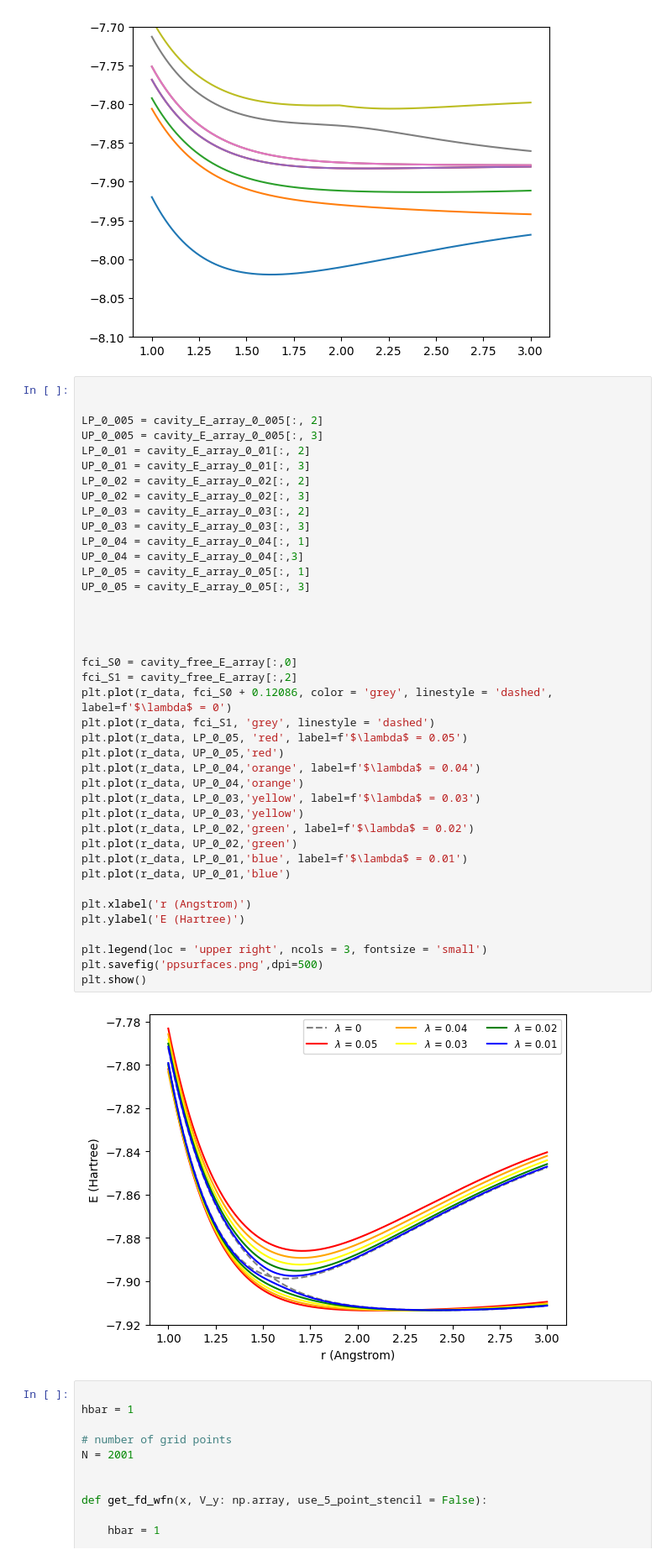
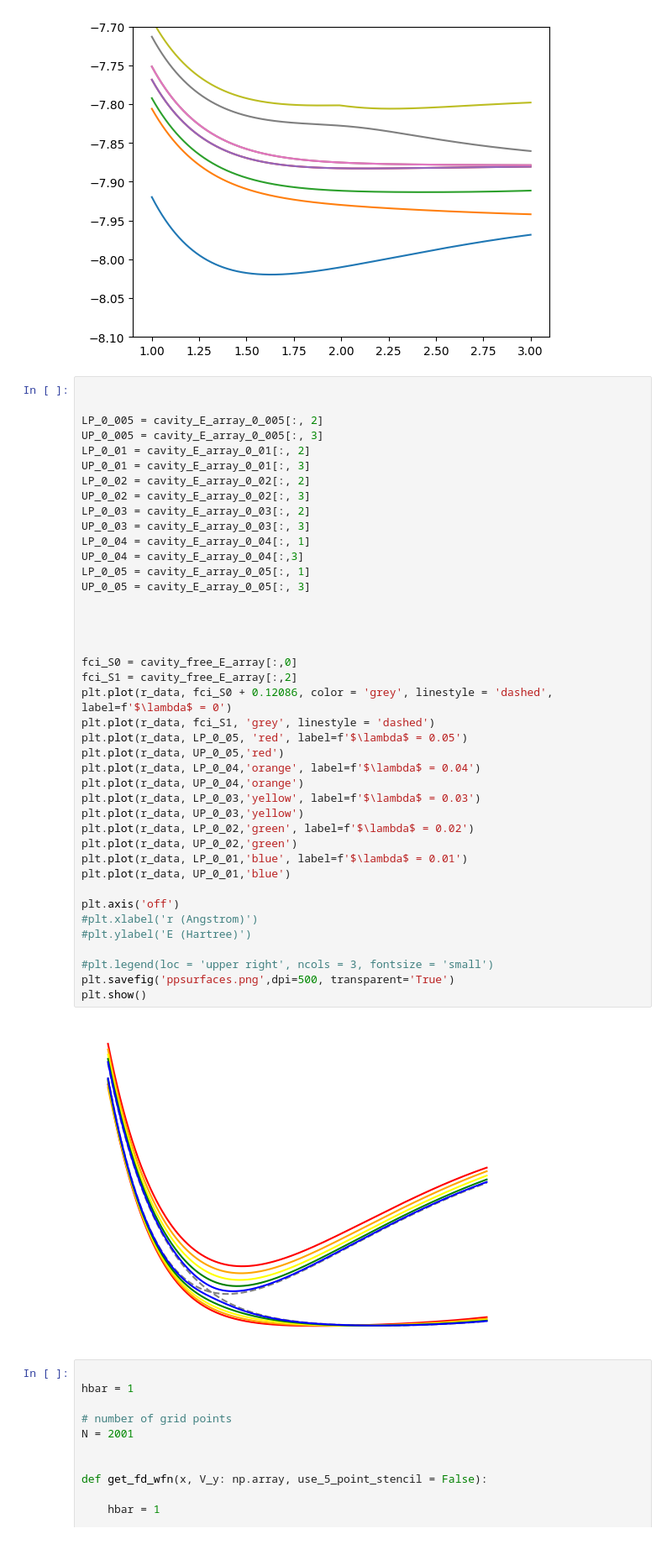
Before and after one commit to FoleyLab/SCQED-PCQED, a Jupyter notebook: src/LIH_lambda_range_cs_5_photons copy.ipynb, the cells around one changed output. Shown at 84% size. Cells and saved outputs as stored; diff of their text form.

```diff
--- a/src/LIH_lambda_range_cs_5_photons copy.ipynb
+++ b/src/LIH_lambda_range_cs_5_photons copy.ipynb
@@ -225,38 +225,39 @@ UP_0_01 = cavity_E_array_0_01[:, 3]
 LP_0_02 = cavity_E_array_0_02[:, 2]
 UP_0_02 = cavity_E_array_0_02[:, 3]
 LP_0_03 = cavity_E_array_0_03[:, 2]
 UP_0_03 = cavity_E_array_0_03[:, 3]
 LP_0_04 = cavity_E_array_0_04[:, 1]
 UP_0_04 = cavity_E_array_0_04[:,3]
 LP_0_05 = cavity_E_array_0_05[:, 1]
 UP_0_05 = cavity_E_array_0_05[:, 3]
 
 
 
 
 fci_S0 = cavity_free_E_array[:,0]
 fci_S1 = cavity_free_E_array[:,2]
 plt.plot(r_data, fci_S0 + 0.12086, color = 'grey', linestyle = 'dashed', label=f'$\lambda$ = 0')
 plt.plot(r_data, fci_S1, 'grey', linestyle = 'dashed')
 plt.plot(r_data, LP_0_05, 'red', label=f'$\lambda$ = 0.05')
 plt.plot(r_data, UP_0_05,'red')
 plt.plot(r_data, LP_0_04,'orange', label=f'$\lambda$ = 0.04')
 plt.plot(r_data, UP_0_04,'orange')
 plt.plot(r_data, LP_0_03,'yellow', label=f'$\lambda$ = 0.03')
 plt.plot(r_data, UP_0_03,'yellow')
 plt.plot(r_data, LP_0_02,'green', label=f'$\lambda$ = 0.02')
 plt.plot(r_data, UP_0_02,'green')
 plt.plot(r_data, LP_0_01,'blue', label=f'$\lambda$ = 0.01')
 plt.plot(r_data, UP_0_01,'blue')
 
-plt.xlabel('r (Angstrom)')
-plt.ylabel('E (Hartree)')
+plt.axis('off')
+#plt.xlabel('r (Angstrom)')
+#plt.ylabel('E (Hartree)')
 
-plt.legend(loc = 'upper right', ncols = 3, fontsize = 'small')
-plt.savefig('ppsurfaces.png',dpi=500)
+#plt.legend(loc = 'upper right', ncols = 3, fontsize = 'small')
+plt.savefig('ppsurfaces.png',dpi=500, transparent='True')
 plt.show()
 # %% [output]
-[figure, old version]
+[figure, new version]
 # %%
 
 hbar = 1
```
Also changed, not shown: 36 other files.
